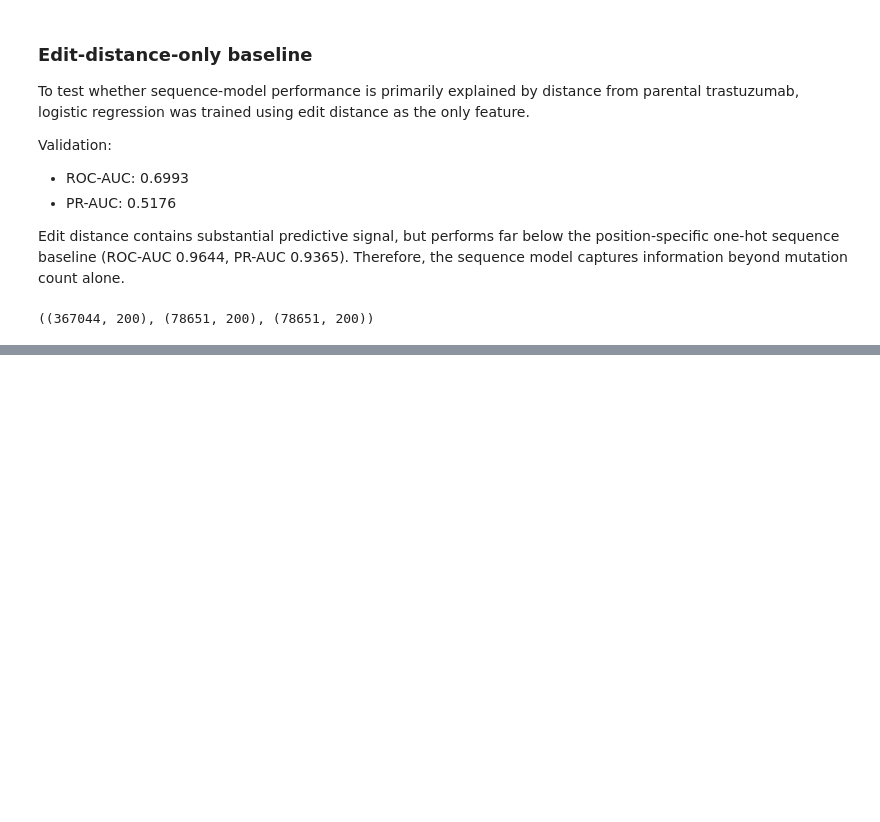
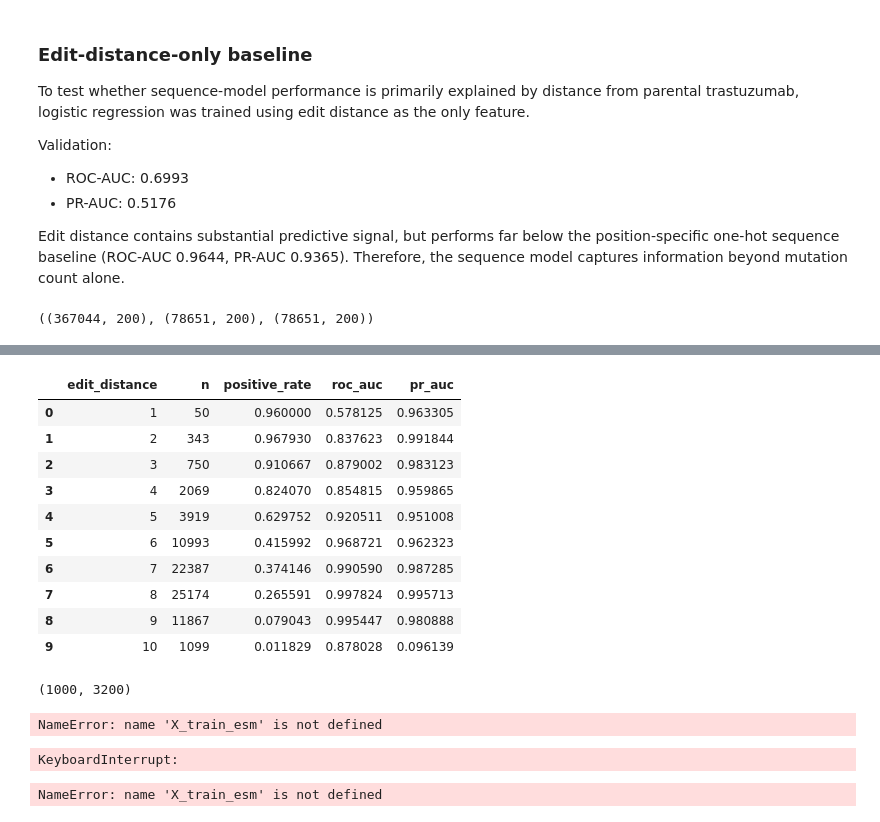
Before and after one commit to e-rasty/her2-affinity-prediction, a Jupyter notebook: notebooks/data_audit.ipynb, the cells around one changed output, grey strips where cells are left out. Saved outputs shown, nothing was run; the diff lists cells and outputs as text; code cells hidden in the pictures; blank space fills up the shorter version.

```diff
--- a/notebooks/data_audit.ipynb
+++ b/notebooks/data_audit.ipynb
@@ -613,0 +630,6 @@ X_train.shape, X_val.shape, X_test.shape
+# %%
+xgb_model = train_xgboost(X_train, y_train)
+xgb_val_prob = xgb_model.predict_proba(X_val)[:, 1]
+
+print("ROC-AUC:", roc_auc_score(y_val, xgb_val_prob))
+print("PR-AUC:", average_precision_score(y_val, xgb_val_prob))
@@ -613,0 +859,65 @@ X_train.shape, X_val.shape, X_test.shape
+# %%
+val_results_xgb = val_data[
+    ["seq", "label", "class", "edit_distance", "cluster_centre"]
+].copy()
+
+val_results_xgb["prob"] = xgb_val_prob
+# %%
+xgb_by_distance = []
+
+for distance, group in val_results_xgb.groupby("edit_distance"):
+    xgb_by_distance.append({
+        "edit_distance": distance,
+        "n": len(group),
+        "positive_rate": group["label"].mean(),
+        "roc_auc": roc_auc_score(group["label"], group["prob"]),
+        "pr_auc": average_precision_score(group["label"], group["prob"]),
+    })
+
+pd.DataFrame(xgb_by_distance)
+# %% [output]
+|  | edit_distance | n | positive_rate | roc_auc | pr_auc |
+| 0 | 1 | 50 | 0.960000 | 0.578125 | 0.963305 |
+| 1 | 2 | 343 | 0.967930 | 0.837623 | 0.991844 |
+| 2 | 3 | 750 | 0.910667 | 0.879002 | 0.983123 |
+| 3 | 4 | 2069 | 0.824070 | 0.854815 | 0.959865 |
+| 4 | 5 | 3919 | 0.629752 | 0.920511 | 0.951008 |
+| 5 | 6 | 10993 | 0.415992 | 0.968721 | 0.962323 |
+| 6 | 7 | 22387 | 0.374146 | 0.990590 | 0.987285 |
+| 7 | 8 | 25174 | 0.265591 | 0.997824 | 0.995713 |
+| 8 | 9 | 11867 | 0.079043 | 0.995447 | 0.980888 |
+| 9 | 10 | 1099 | 0.011829 | 0.878028 | 0.096139 |
+# %%
+sample_embeddings_flat = embed_sequences(
+    train_data["seq"].head(1000).tolist(),
+    tokenizer,
+    esm_model,
+    pooling="flatten",
+)
+
+print(sample_embeddings_flat.shape)
+# %% [output]
+(1000, 3200)
+# %%
+del X_train_esm, X_val_esm
+# %% [output]
+NameError: name 'X_train_esm' is not defined
+# %%
+X_train_esm = embed_sequences(
+    train_sequences,
+    tokenizer,
+    esm_model,
+    pooling="flatten"
+)
+
+X_val_esm = embed_sequences(
+    val_sequences,
+    tokenizer,
+    esm_model,
+    pooling="flatten"
+)
+
+print(X_train_esm_flat.shape)
+print(X_val_esm_flat.shape)
+# %% [output]
+KeyboardInterrupt:
@@ -613,0 +926,4 @@ X_train.shape, X_val.shape, X_test.shape
+# %%
+del X_train_esm, X_val_esm
+# %% [output]
+NameError: name 'X_train_esm' is not defined
```
Also changed, not shown: parts of 50 cells of this notebook, 1 other file.
